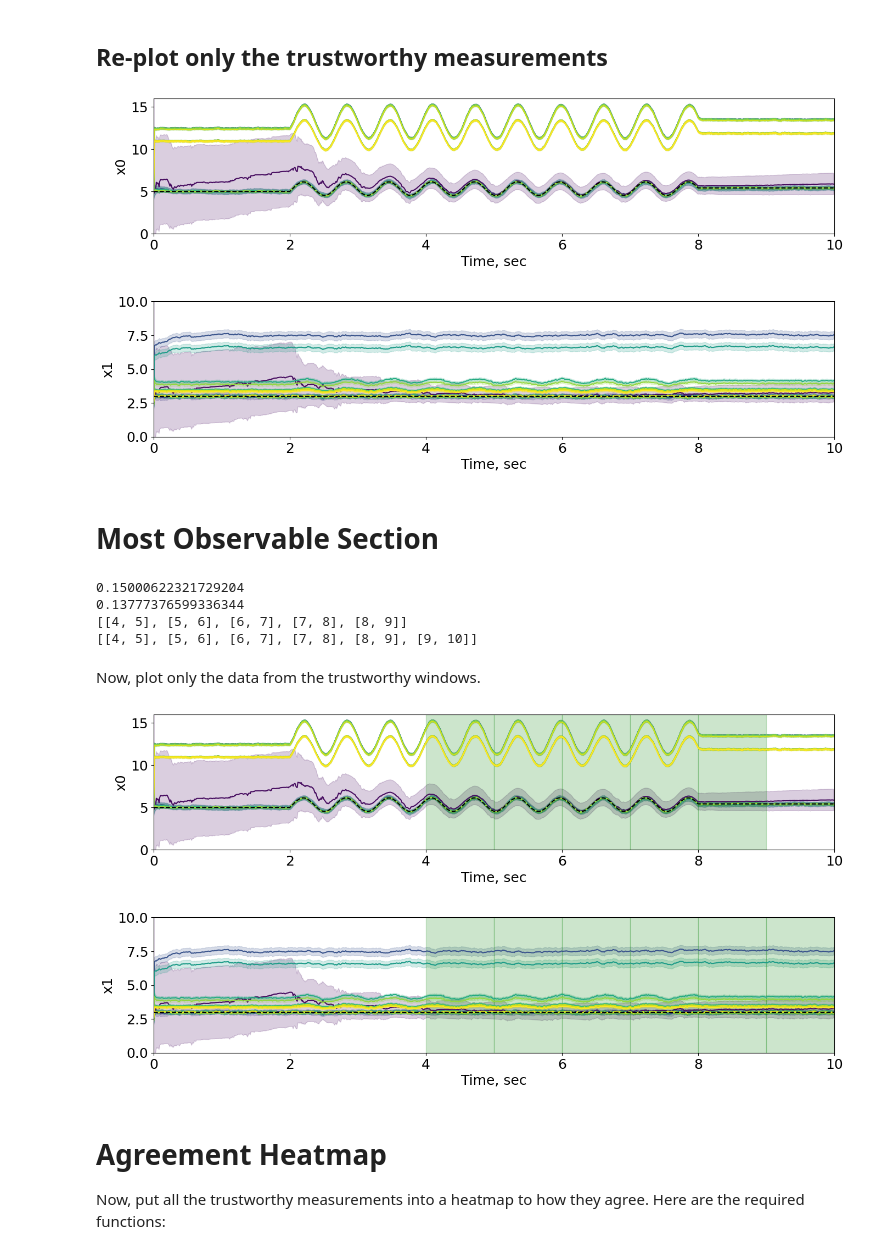
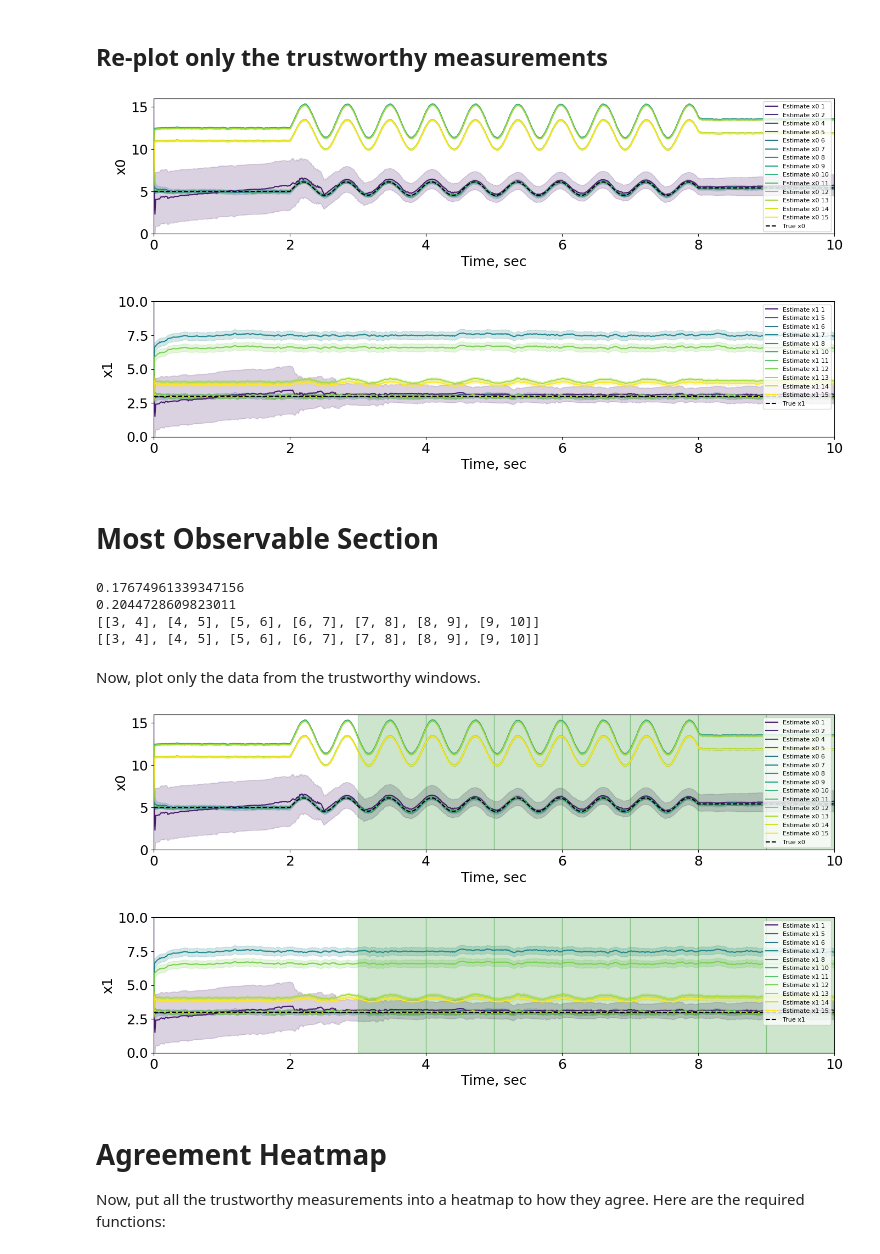
Before and after one commit to jadenmecham/First-Project, a Jupyter notebook: 4 - Nonlinear Camera/5C_EKF_UKF_monocamera_corrected.ipynb, the cells around one changed output. Drawn from its saved outputs; the diff is of its cells as text; code cells hidden in the pictures.

```diff
--- a/4 - Nonlinear Camera/5C_EKF_UKF_monocamera_corrected.ipynb
+++ b/4 - Nonlinear Camera/5C_EKF_UKF_monocamera_corrected.ipynb
@@ -160,7 +161,7 @@ def h_d(X, U):
     g, d = np.ravel(X)
     u, = np.ravel(U)
     # define the sensors that I will be giving the EKF
-    sensors = [np.array( [g/d] ), np.array(g), np.array(d), np.array(2*g), np.array(2*d)]
+    sensors = [np.array( [g/d] ), np.array(g), np.array(d), np.array(2*g)]
     y = np.atleast_2d(np.hstack(sensors)).T
     return y
 # %% [markdown]
@@ -168,7 +169,7 @@ Use a modified R matrix to determine which combinations of sensors will be used
 # %%
 import itertools
 
-numbers = [0, 1, 2, 3, 4]
+numbers = [0, 1, 2, 3]
 all_combinations = []
 
 # Generate combinations of length 1 to 5
@@ -178,12 +179,12 @@ for r in range(1, len(numbers) + 1):
 
 R_modified = []
 
-for r in range(1, 6):
-    for combo in itertools.combinations(range(5), r):
+for r in range(1, 5):
+    for combo in itertools.combinations(range(4), r):
         matrix = R.copy()
 
         # Set large number for diagonals NOT in the combo
-        for i in range(5):
+        for i in range(4):
             if i not in combo:
                 matrix[i, i] = 1e20
 
@@ -193,4 +194,5 @@ for r in range(1, 6):
 for i in range(len(R_modified)):
     print(R_modified[i])
     print()
+print(len(R_modified))
 # %% [output]
@@ -247,7 +250,7 @@ for i in range(len(R_modified)):
     axs[0].plot(tsim, results[i]['x0_hat'], label=f'Estimate x0 {i+1}', color=cmap(i+1))
 axs[0].set_xlabel('Time, sec')
 axs[0].set_ylabel('x0')
-axs[0].set_ylim([0, 10])
+axs[0].set_ylim([0, 20])
 axs[0].set_xlim([0, 10])
 # Plot x0 on the first subplot as a dashed line onm top of all other lines
 axs[0].plot(tsim, X[0, :], label='True x0', linestyle='--', color='black')
@@ -435,7 +438,7 @@ axs[0].set_xlim([0, 10])
 # Plot x0 on the first subplot as a dashed line onm top of all other lines
 axs[0].plot(tsim, X[0, :], label='True x0', linestyle='--', color='black')
 # legend
-# axs[0].legend(loc='upper right', fontsize=8)
+axs[0].legend(loc='upper right', fontsize=8)
 for i in range(len(R_modified)):
     if i in trustworthy_x1:
         axs[1].plot(tsim, results[i]['x1_hat'], label=f'Estimate x1 {i+1}', color=cmap(i+1))
@@ -449,10 +452,10 @@ axs[1].set_xlim([0, 10])
 # Plot x1 on the second subplot
 axs[1].plot(tsim, X[1, :], label='True x1', linestyle='--', color='black')
 # legend
-# axs[1].legend(loc='upper right', fontsize=8)
+axs[1].legend(loc='upper right', fontsize=8)
 plt.show()
 # %% [output]
-[figure, old version]
+[figure, new version]
 # %% [markdown]
 # Most Observable Section
 # %%
@@ -470,8 +473,8 @@ print(np.mean(avg_trustworthy_x1))
 
 # sorting parameters
 time = 10
-threshold = 0.155
-threshold_x1 = 0.14
+threshold = 0.2
+threshold_x1 = 0.22
 window_size = 1
 step = 0.01
 
@@ -513,10 +516,10 @@ for i in range(len(windows)):
         continue
 print(trustworthy_windows_x1)
 # %% [output]
-0.15000622321729204
-0.13777376599336344
-[[4, 5], [5, 6], [6, 7], [7, 8], [8, 9]]
-[[4, 5], [5, 6], [6, 7], [7, 8], [8, 9], [9, 10]]
+0.17674961339347156
+0.2044728609823011
+[[3, 4], [4, 5], [5, 6], [6, 7], [7, 8], [8, 9], [9, 10]]
+[[3, 4], [4, 5], [5, 6], [6, 7], [7, 8], [8, 9], [9, 10]]
 # %% [markdown]
 Now, plot only the data from the trustworthy windows.
 # %%
@@ -531,36 +534,36 @@ for i in range(len(R_modified)):
         axs[0].fill_between(tsim, np.array(results[i]['x0_hat']) - np.array(three_sigma_x0[i]),
                             np.array(results[i]['x0_hat']) + np.array(three_sigma_x0[i]),
                             alpha=0.2, color=cmap(i+1))
 axs[0].set_xlabel('Time, sec')
 axs[0].set_ylabel('x0')
 axs[0].set_ylim([0, 16])
 axs[0].set_xlim([0, 10])
 # Plot x0 on the first subplot as a dashed line onm top of all other lines
 axs[0].plot(tsim, X[0, :], label='True x0', linestyle='--', color='black')
 # legend
-# axs[0].legend(loc='upper right', fontsize=8)
+axs[0].legend(loc='upper right', fontsize=8)
 for i in range(len(R_modified)):
     if i in trustworthy_x1:
         axs[1].plot(tsim, results[i]['x1_hat'], label=f'Estimate x1 {i+1}', color=cmap(i+1))
         axs[1].fill_between(tsim, np.array(results[i]['x1_hat']) - np.array(three_sigma_x1[i]),
                             np.array(results[i]['x1_hat']) + np.array(three_sigma_x1[i]),
                             alpha=0.2, color=cmap(i+1))
 axs[1].set_xlabel('Time, sec')
 axs[1].set_ylabel('x1')
 axs[1].set_ylim([0, 10])
 axs[1].set_xlim([0, 10])
 # Plot x1 on the second subplot
 axs[1].plot(tsim, X[1, :], label='True x1', linestyle='--', color='black')
 # legend
-# axs[1].legend(loc='upper right', fontsize=8)
+axs[1].legend(loc='upper right', fontsize=8)
 # plot the trustworthy windows
 for i in range(len(trustworthy_windows_x0)):
     axs[0].axvspan(trustworthy_windows_x0[i][0], trustworthy_windows_x0[i][1], color='green', alpha=0.2)
 for i in range(len(trustworthy_windows_x1)):
     axs[1].axvspan(trustworthy_windows_x1[i][0], trustworthy_windows_x1[i][1], color='green', alpha=0.2)
 plt.show()
 # %% [output]
-[figure, old version]
+[figure, new version]
 # %% [markdown]
 # Agreement Heatmap
 Now, put all the trustworthy measurements into a heatmap to how they agree. Here are the required functions:
```
Also changed, not shown: parts of 12 cells of this notebook.
